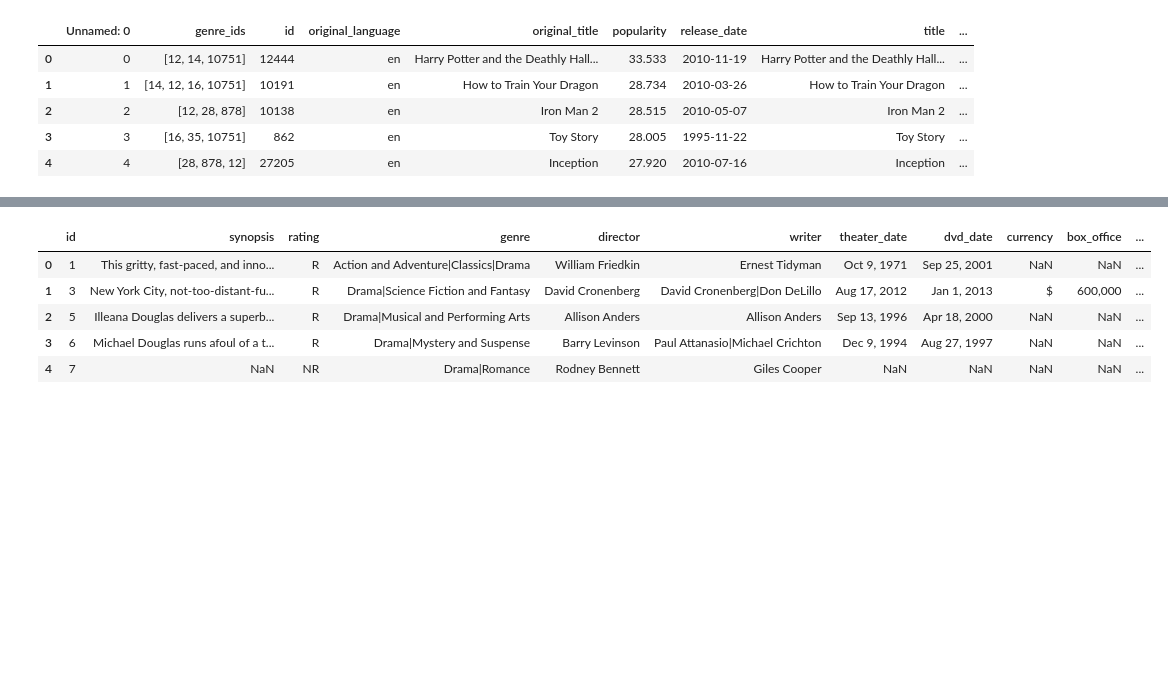
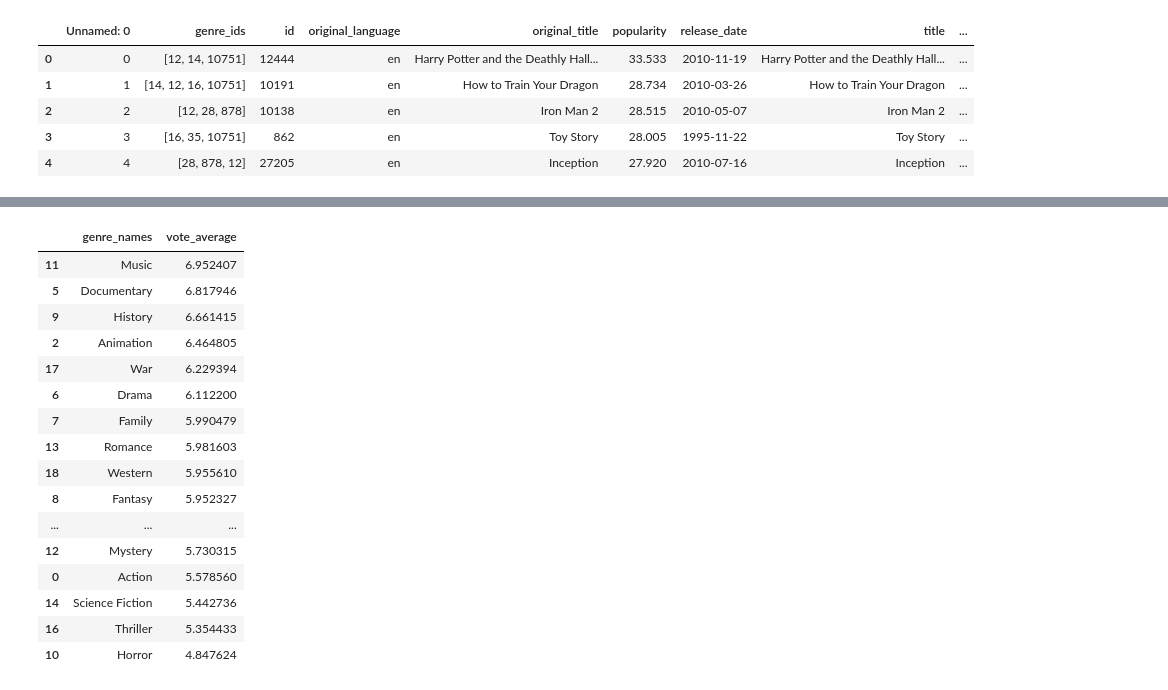
Before and after one commit to JoeG230/project1_Microsoft, a Jupyter notebook: zippedData/project_1_investigation.ipynb, the cells around one changed output, grey strips where cells are left out. Drawn from its saved outputs; the diff is of its cells as text; code cells hidden in the pictures; blank space fills up the shorter version.

```diff
--- a/zippedData/project_1_investigation.ipynb
+++ b/zippedData/project_1_investigation.ipynb
@@ -120,3 +120,33 @@ df3.head()
 | 2 | 2 | [12, 28, 878] | 10138 | en | Iron Man 2 | 28.515 | 2010-05-07 | Iron Man 2 | ... |
 | 3 | 3 | [16, 35, 10751] | 862 | en | Toy Story | 28.005 | 1995-11-22 | Toy Story | ... |
 | 4 | 4 | [28, 878, 12] | 27205 | en | Inception | 27.920 | 2010-07-16 | Inception | ... |
+# %%
+#dictionary of genre_id taken from the tmdb website
+genre_map = {28:"Action",
+12:"Adventure",14: "Fantasy",
+16:"Animation",
+35:"Comedy",
+80: "Crime", 99:"Documentary",
+18:"Drama",
+10751:"Family", 14:"Fantasy",
+36:"History",
+27:"Horror",
+10402:"Music", 9648:"Mystery",
+10749:"Romance",
+878:"Science Fiction",
+10770:"TV Movie",
+53:"Thriller",
+10752:"War",
+37: "Western"}
+
+
+def map_genres(genre_ids):
+    return [genre_map.get(genre_id, 'Unknown') for genre_id in genre_ids]
+#function to map the genre id to the name of the genre
+
+df3['genre_names'] = df3['genre_ids'].apply(map_genres)
+
+df_genres = df3.drop(columns = ['id', 'original_language','popularity', 'release_date',
+                                'title','vote_average', 'vote_count', 'genre_ids', 'Unnamed: 0'])
+
+df_genres.head()
@@ -123,16 +196,27 @@ df3.head()
 # %%
-df4 = pd.read_csv('rt.movie_info.tsv.gz', sep='\t')
-df4.head()
-#1559 rows
-#director, genre, writer, runtime and studio look like interesting columns to explore.
-#WHAT TO INDEX TO JOIN? ID FROM DF3 PERHAPS?
-#studio has only 494 non null values. 31 percent
-#print(df4['studio'].value_counts())
+df3.head()
+df35 = df3.drop(columns =['id', 'original_language','popularity', 'release_date',
+                                'title', 'vote_count', 'genre_ids', 'Unnamed: 0','original_title'])
+df35 = df35.explode('genre_names')
+df_rating = df35.groupby('genre_names', as_index = False).mean()
+df_rating1 = df_rating.sort_values(by =['vote_average'], ascending = False)
+df_rating1.head(20)
 # %% [output]
-|  | id | synopsis | rating | genre | director | writer | theater_date | dvd_date | currency | box_office | ... |
-| 0 | 1 | This gritty, fast-paced, and inno... | R | Action and Adventure|Classics|Drama | William Friedkin | Ernest Tidyman | Oct 9, 1971 | Sep 25, 2001 | NaN | NaN | ... |
-| 1 | 3 | New York City, not-too-distant-fu... | R | Drama|Science Fiction and Fantasy | David Cronenberg | David Cronenberg|Don DeLillo | Aug 17, 2012 | Jan 1, 2013 | $ | 600,000 | ... |
-| 2 | 5 | Illeana Douglas delivers a superb... | R | Drama|Musical and Performing Arts | Allison Anders | Allison Anders | Sep 13, 1996 | Apr 18, 2000 | NaN | NaN | ... |
-| 3 | 6 | Michael Douglas runs afoul of a t... | R | Drama|Mystery and Suspense | Barry Levinson | Paul Attanasio|Michael Crichton | Dec 9, 1994 | Aug 27, 1997 | NaN | NaN | ... |
-| 4 | 7 | NaN | NR | Drama|Romance | Rodney Bennett | Giles Cooper | NaN | NaN | NaN | NaN | ... |
+|  | genre_names | vote_average |
+| 11 | Music | 6.952407 |
+| 5 | Documentary | 6.817946 |
+| 9 | History | 6.661415 |
+| 2 | Animation | 6.464805 |
+| 17 | War | 6.229394 |
+| 6 | Drama | 6.112200 |
+| 7 | Family | 5.990479 |
+| 13 | Romance | 5.981603 |
+| 18 | Western | 5.955610 |
+| 8 | Fantasy | 5.952327 |
+| ... | ... | ... |
+| 12 | Mystery | 5.730315 |
+| 0 | Action | 5.578560 |
+| 14 | Science Fiction | 5.442736 |
+| 16 | Thriller | 5.354433 |
+| 10 | Horror | 4.847624 |
 # %%
```
Also changed, not shown: parts of 10 cells of this notebook, 3 other files.
